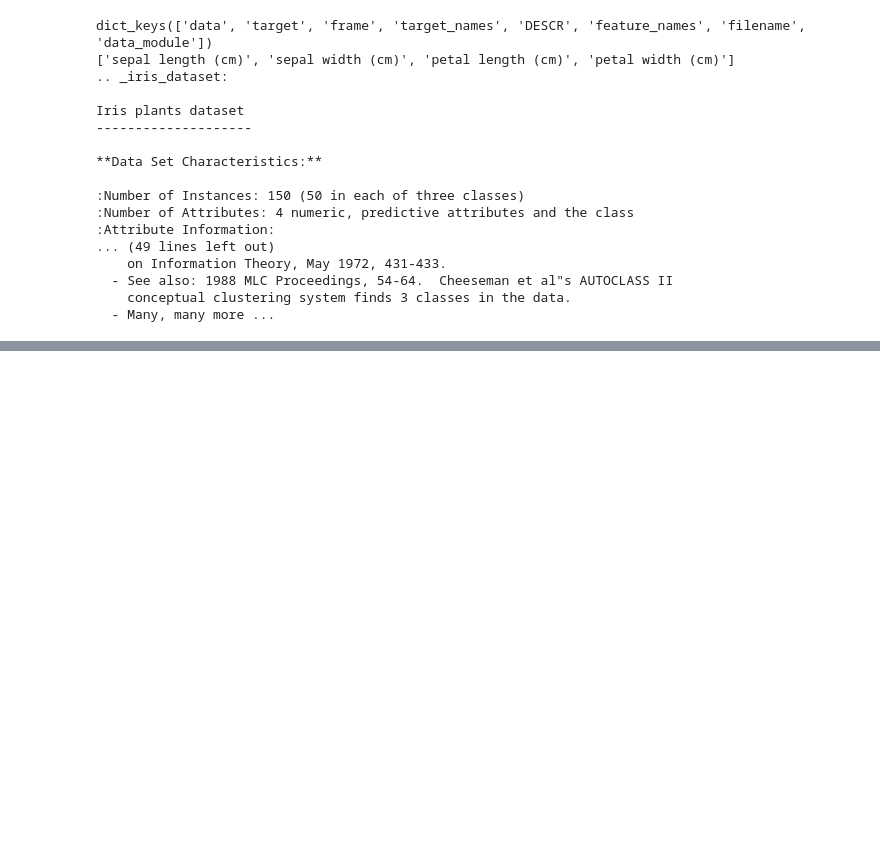
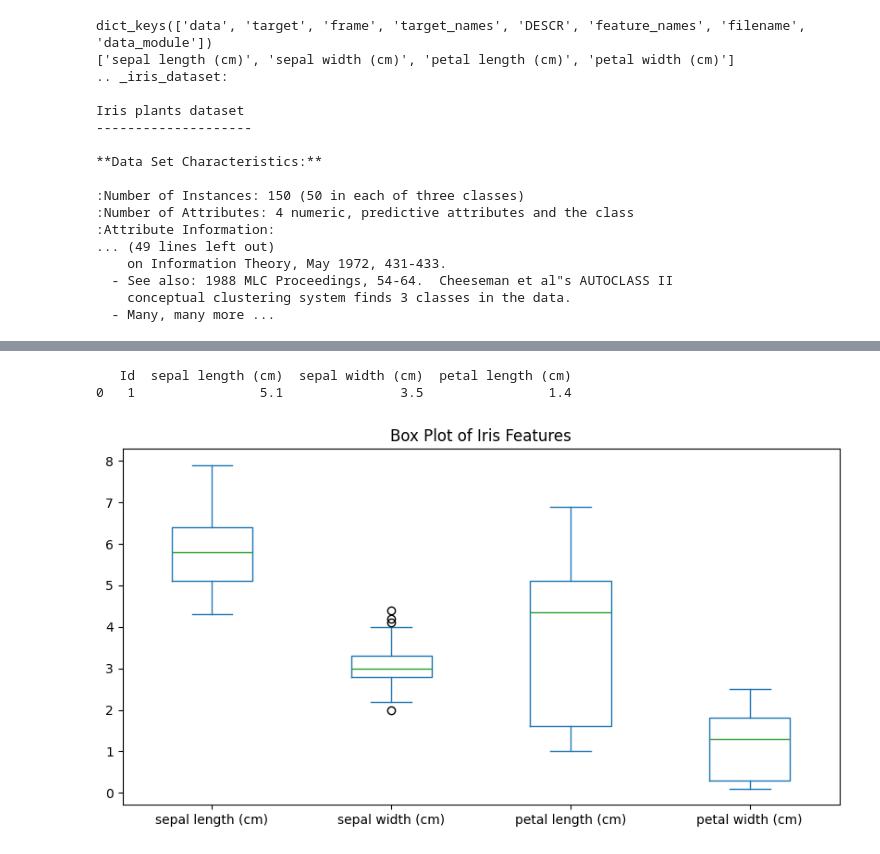
Before and after one commit to SaiKoushik1825/Machine-Learning, a Jupyter notebook: MLlab.ipynb, the cells around one changed output, grey strips where cells are left out. Drawn from its saved outputs; the diff is of its cells as text; code cells hidden in the pictures; blank space fills up the shorter version.

```diff
--- a/MLlab.ipynb
+++ b/MLlab.ipynb
@@ -3,5 +5,9 @@
 # %%
 #Q1
+import seaborn as sns
+import matplotlib.pyplot as plt
+import pandas as pd
+import numpy as np
 from sklearn import datasets
 from sklearn.model_selection import train_test_split
 from sklearn.ensemble import RandomForestClassifier
@@ -11,6 +17,9 @@ from sklearn.metrics import accuracy_score
 iris=datasets.load_iris()
 X=iris.data
 y=iris.target
+df1=pd.DataFrame(X,columns=iris.feature_names)
+df1['Species'] = pd.Categorical.from_codes(iris.target, iris.target_names)
+df1.insert(0, 'Id', range(1, len(df1) + 1))
 print(X.shape)
 print(X[:3])
 # %% [output]
@@ -56,0 +112,4 @@ dtype: int64
+# %%
+#6)
+df_no_id = df1.drop(columns='Id')
+print(df_no_id.head())
@@ -56,0 +130,13 @@ dtype: int64
+# %%
+#7)
+print(df1.iloc[0:1, 0:4])
+# %% [output]
+   Id  sepal length (cm)  sepal width (cm)  petal length (cm)
+0   1                5.1               3.5                1.4
+# %%
+#8)
+df_no_id.drop(columns='Species').plot(kind='box', figsize=(10,5))
+plt.title("Box Plot of Iris Features")
+plt.show()
+# %% [output]
+[figure, added]
```
Also changed, not shown: parts of 28 cells of this notebook.
